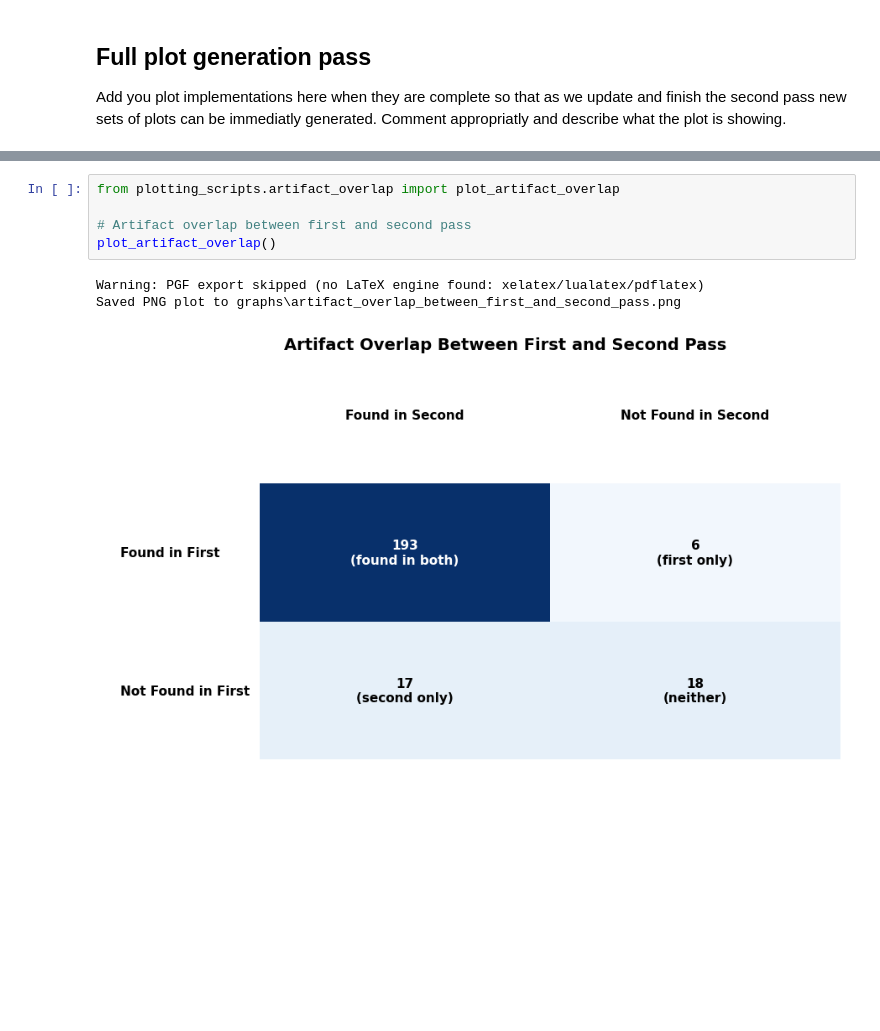
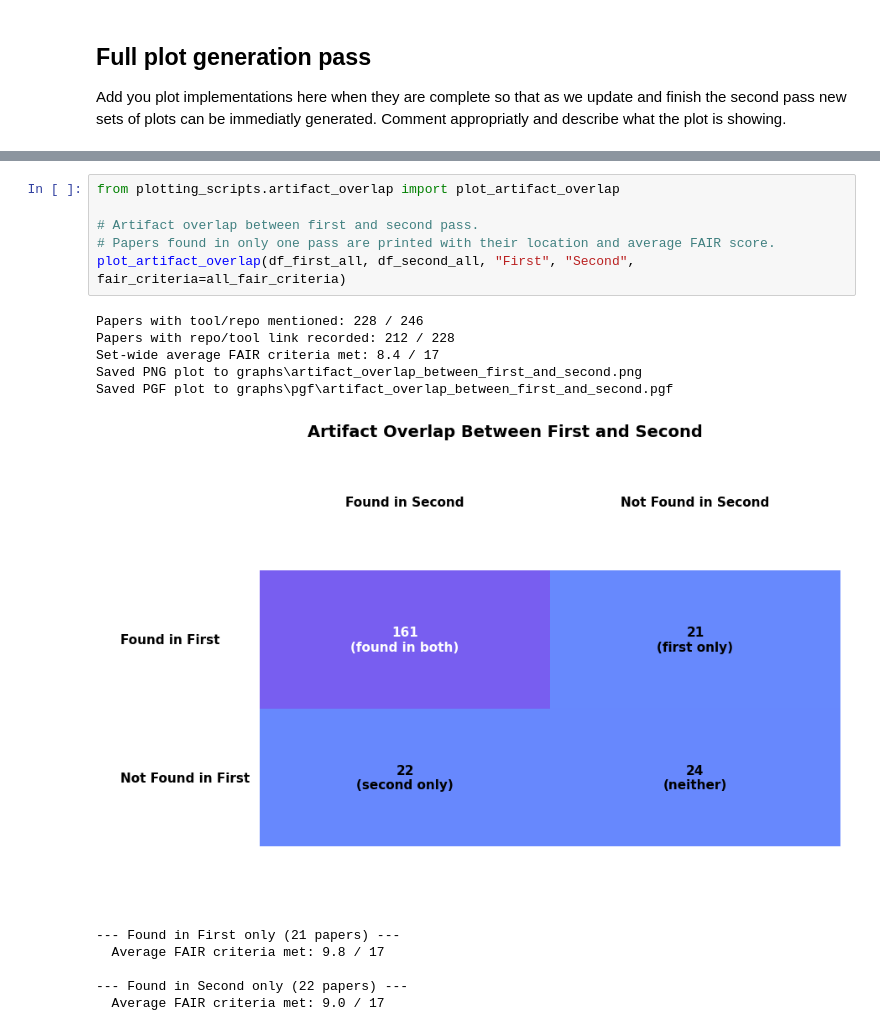
Before and after one commit to EEllwoo/how_fair_is_2026, a Jupyter notebook: plot_gen.ipynb, the cells around one changed output, grey strips where cells are left out. Drawn from its saved outputs; the diff is of its cells as text; blank space fills up the shorter version.

```diff
--- a/plot_gen.ipynb
+++ b/plot_gen.ipynb
@@ -127,9 +128,18 @@ Saved PNG plot to graphs\distribution_of_fair_criteria_met_per_paper_bar_color_d
 # %%
 from plotting_scripts.artifact_overlap import plot_artifact_overlap
 
-# Artifact overlap between first and second pass
-plot_artifact_overlap()
+# Artifact overlap between first and second pass.
+# Papers found in only one pass are printed with their location and average FAIR score.
+plot_artifact_overlap(df_first_all, df_second_all, "First", "Second", fair_criteria=all_fair_criteria)
 # %% [output]
-Warning: PGF export skipped (no LaTeX engine found: xelatex/lualatex/pdflatex)
-Saved PNG plot to graphs\artifact_overlap_between_first_and_second_pass.png
+Papers with tool/repo mentioned: 228 / 246
+Papers with repo/tool link recorded: 212 / 228
+Set-wide average FAIR criteria met: 8.4 / 17
+Saved PNG plot to graphs\artifact_overlap_between_first_and_second.png
+Saved PGF plot to graphs\pgf\artifact_overlap_between_first_and_second.pgf
-[figure, old version]
+[figure, new version]
+--- Found in First only (21 papers) ---
+  Average FAIR criteria met: 9.8 / 17
+
+--- Found in Second only (22 papers) ---
+  Average FAIR criteria met: 9.0 / 17
```
Also changed, not shown: parts of 9 cells of this notebook, 53 other files.
